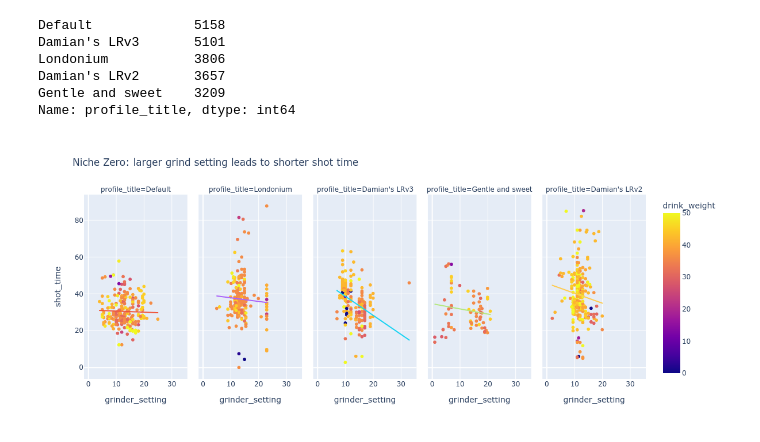
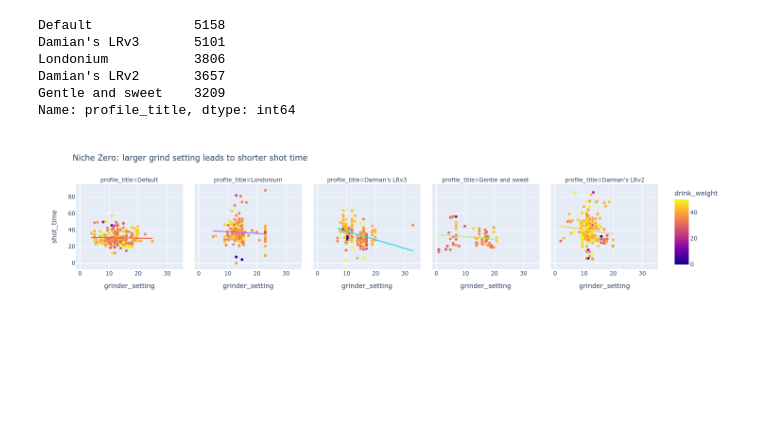
Before and after one commit to JonnyTran/espresso-manifold, a Jupyter notebook: notebooks/3.0-Analysis.ipynb, the cells around one changed output. Drawn from its saved outputs; the diff is of its cells as text; code cells hidden in the pictures; blank space fills up the shorter version.

```diff
--- a/notebooks/3.0-Analysis.ipynb
+++ b/notebooks/3.0-Analysis.ipynb
@@ -110,14 +110,14 @@ Name: profile_title, dtype: int64
 # %%
 df = niche_shots[niche_shots["profile_title"].isin(most_popular_profiles.index) & niche_shots["bean_age"].notnull() & niche_shots["dose_ratio"].notnull()]
 
 fig = px.scatter(df, x='grinder_setting', y='shot_time',
            facet_col='profile_title',
            color="drink_weight", range_color=(0, 50), #color_continuous_scale="",
            trendline="ols",
            title='Niche Zero: larger grind setting leads to shorter shot time',
            width=1200,
           )
 
-fig.show(renderer="png")
+fig#.show(renderer="png")
 # %% [output]
-[figure, old version]
+[figure, new version]
```
